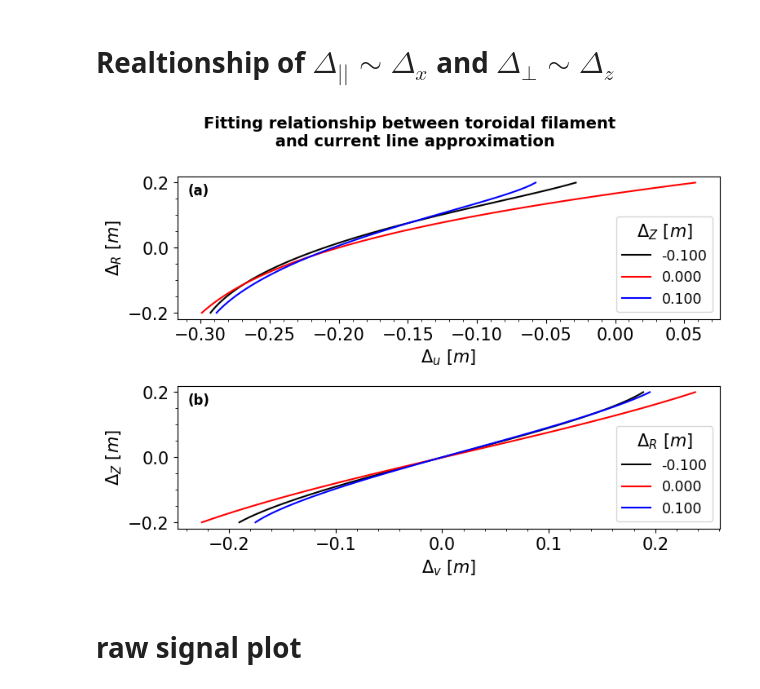
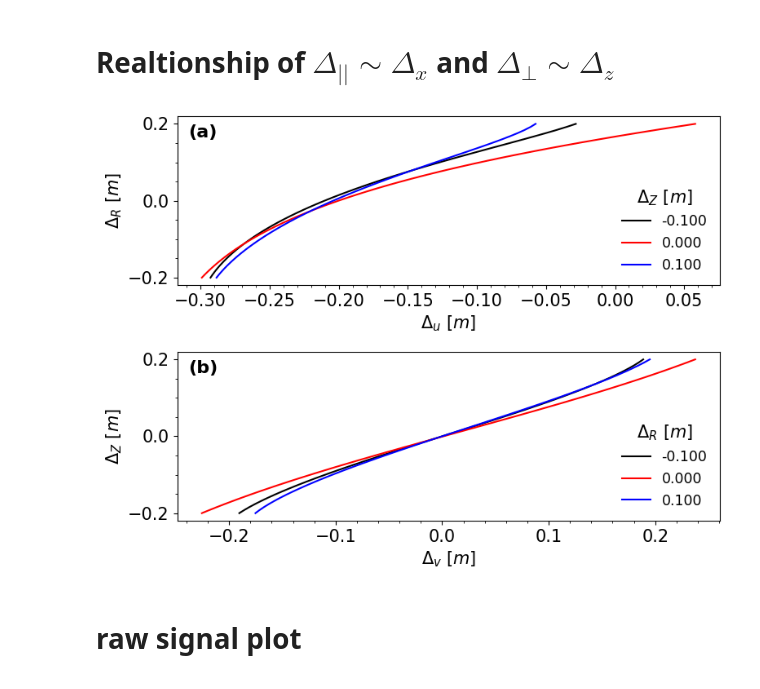
Before and after one commit to P-Attapon/TT1PlasmaColumnPosition, a Jupyter notebook: plotting.ipynb, the cells around one changed output. Cells and saved outputs as stored; diff of their text form; code cells hidden in the pictures.

```diff
--- a/plotting.ipynb
+++ b/plotting.ipynb
@@ -25,7 +25,7 @@ import os
 from tqdm import tqdm
 
 monospace_font = {'family': 'monospace'}
-colors = ["k","r","b","g","m"]  # blue, orange, green, red, purple
+colors = ["k","r",(0,0,1),"g","m"]  # blue, orange, green, red, purple
 
 data_path = os.path.join(".","resources","fullShotData")
 plt.rcParams.update({
@@ -144,7 +141,6 @@ fig, ax = plt.subplots(2, 1, figsize=(8, 6))
 # Common probe set
 use_probe = [coil_angle_dict[i] for i in [1, 4, 7, 10]]
 labels = ['(a)', '(b)']
-
 
 def plot_relation(ax, x_shift, z_shift, x_label, y_label, legend_title, mode='Dx'):
     """
@@ -179,38 +175,37 @@ def plot_relation(ax, x_shift, z_shift, x_label, y_label, legend_title, mode='Dx
     fontsize="small",
     title=legend_title,
     alignment="center",
-    frameon=True,
-    ncol = 1
+    frameon=False,
+    ncol = 1,
     )
     ax.minorticks_on()
 
 
 # ΔR ~ Δx
 x_shift = np.linspace(-0.20, 0.20, 51)
 z_shift = np.linspace(-0.1, 0.1, 3)
 plot_relation(ax[0], x_shift, z_shift, r"$\Delta_u\ [m]$", r"$\Delta_R\ [m]$", r"$\Delta_Z\ [m]$", mode='Dx')
 
 # ΔZ ~ Δy
 x_shift = np.linspace(-0.1, 0.1, 3)
 z_shift = np.linspace(-0.20, 0.20, 51)
 plot_relation(ax[1], x_shift, z_shift, r"$\Delta_v\ [m]$", r"$\Delta_Z\ [m]$", r"$\Delta_R\ [m]$", mode='Dz')
 
 for i, axis in enumerate(ax):
     axis.text(
         0.02, 0.95, labels[i],          # position (x, y) in Axes coordinates (0–1)
         transform=axis.transAxes,       # relative to the subplot, not figure
-        fontsize=12,
+        fontsize=16,
         fontweight='bold',
         va='top', ha='left'
     )
 
-fig.suptitle("Fitting relationship between toroidal filament \n and current line approximation", fontsize = 14, fontweight = "bold")
 fig.tight_layout()
 
 save_name = os.path.join(save_dir, "fitRelation")
 plt.savefig(save_name)
 # %% [output]
-[figure, old version]
+[figure, new version]
 # %% [markdown]
 # raw signal plot
 # %%
```
Also changed, not shown: parts of 5 cells of this notebook, 8 other files.
